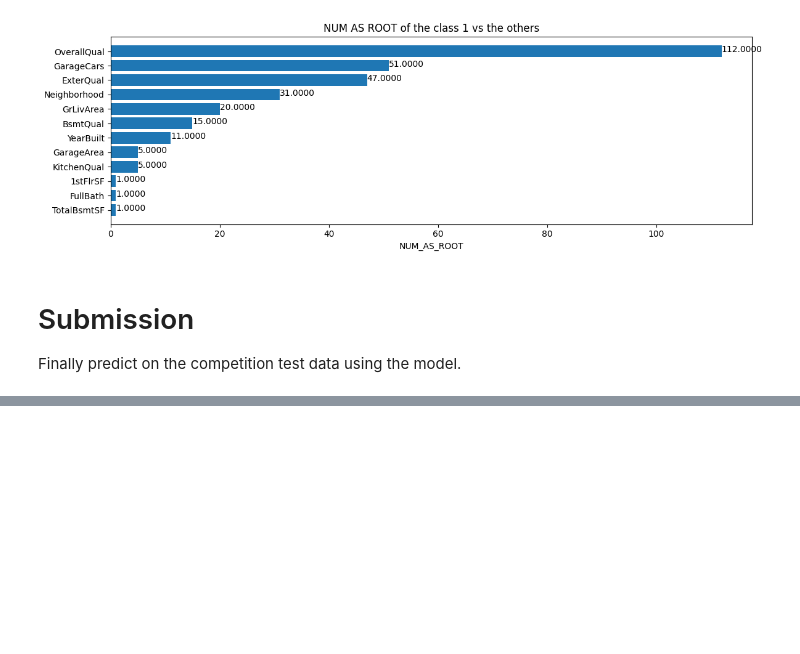
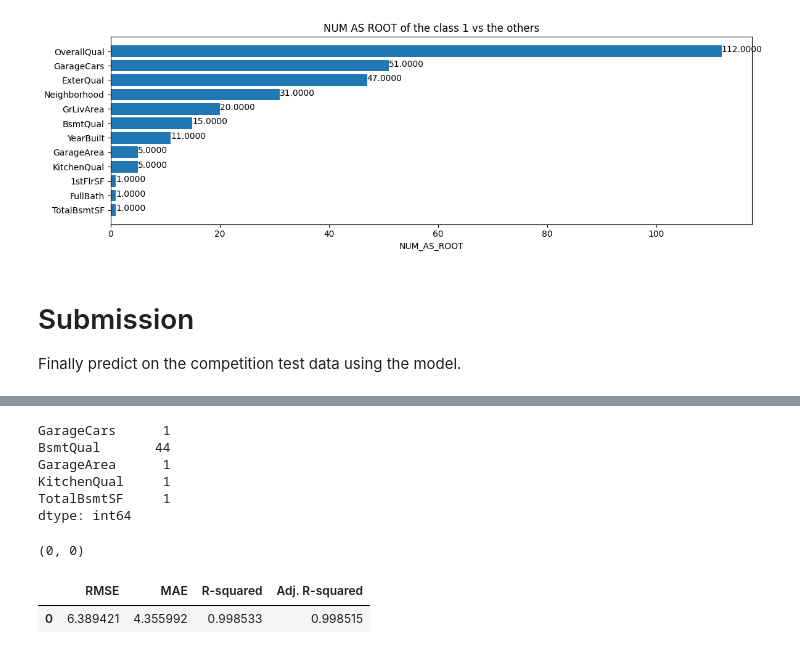
Before and after one commit to einarhre/kaggle-projects, a Jupyter notebook: Houseprices/notebook.ipynb, the cells around one changed output, grey strips where cells are left out. Cells and saved outputs as stored; diff of their text form; code cells hidden in the pictures; blank space fills up the shorter version.

Commit message:
Merget two notebooks into one main notebook.

```diff
--- a/Houseprices/notebook.ipynb
+++ b/Houseprices/notebook.ipynb
@@ -1002,0 +1287,5 @@ WARNING:tensorflow:6 out of the last 9 calls to <function InferenceCoreModel.mak
+# %%
+columns = feature_names
+
+train_df = train_df[columns + [C.SALEPRICE]]
+test_df = test_df[columns]
@@ -1002,0 +1298,37 @@ WARNING:tensorflow:6 out of the last 9 calls to <function InferenceCoreModel.mak
+# %%
+missing_val_count_by_column = (test_df.isnull().sum())
+print(missing_val_count_by_column[missing_val_count_by_column > 0])
+# %% [output]
+GarageCars      1
+BsmtQual       44
+GarageArea      1
+KitchenQual     1
+TotalBsmtSF     1
+dtype: int64
+# %%
+imr = SimpleImputer(missing_values=np.nan,strategy='most_frequent')
+imputed_train= pd.DataFrame(imr.fit_transform(train_df), columns=train_df.columns)
+imputed_test= pd.DataFrame(imr.fit_transform(test_df), columns=test_df.columns)
+
+imputed_train.isnull().sum().sum(), imputed_test.isnull().sum().sum()
+# %% [output]
+(0, 0)
+# %%
+for col in imputed_train.columns:
+    if imputed_train[col].dtype == 'object':
+        imputed_train[col] = imputed_train[col].astype('category')
+        imputed_train[col] = imputed_train[col].cat.codes
+    else:
+        imputed_train[col] = imputed_train[col].astype('float32')
+
+for col in imputed_test.columns:
+    if imputed_test[col].dtype == 'object':
+        imputed_test[col] = imputed_test[col].astype('category')
+        imputed_test[col] = imputed_test[col].cat.codes
+    else:
+        imputed_test[col] = imputed_test[col].astype('float32')
+# %%
+# Dividing train data into X (input data matrix) and y (output vector)
+X = imputed_train.drop(C.SALEPRICE, axis=1)
+y = imputed_train[C.SALEPRICE]
+X_train, X_val, y_train, y_val = train_test_split(X, y, test_size=0.3, random_state=1)
@@ -1002,0 +1374,13 @@ WARNING:tensorflow:6 out of the last 9 calls to <function InferenceCoreModel.mak
+# %%
+from xgboost import XGBRegressor
+
+xgb_estimator = XGBRegressor(random_state=1)
+xgb_estimator.fit(X_train, y_train)
+
+xgb_estimator_model_train_perf = model_performance_regression(
+    xgb_estimator, X_train, y_train
+)
+xgb_estimator_model_train_perf
+# %% [output]
+|  | RMSE | MAE | R-squared | Adj. R-squared |
+| 0 | 6.389421 | 4.355992 | 0.998533 | 0.998515 |
```
Also changed, not shown: parts of 46 cells of this notebook, 2 other files.
